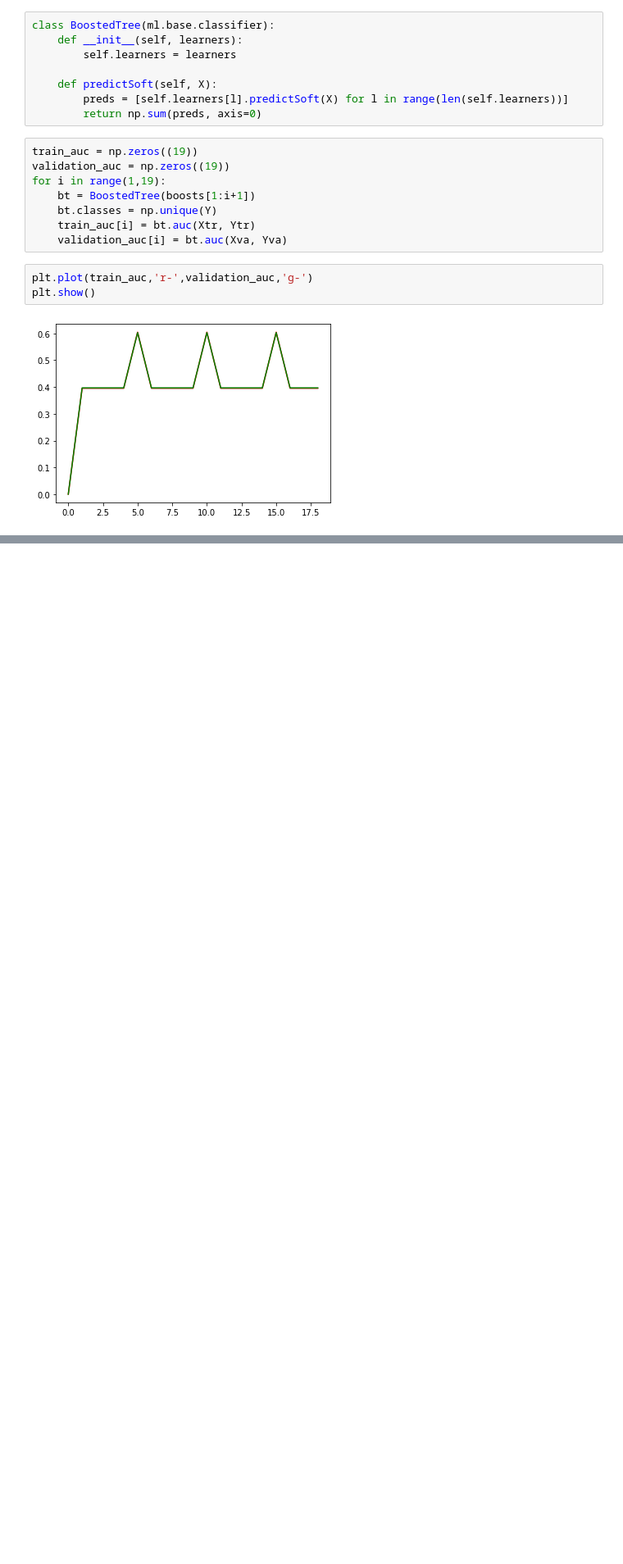
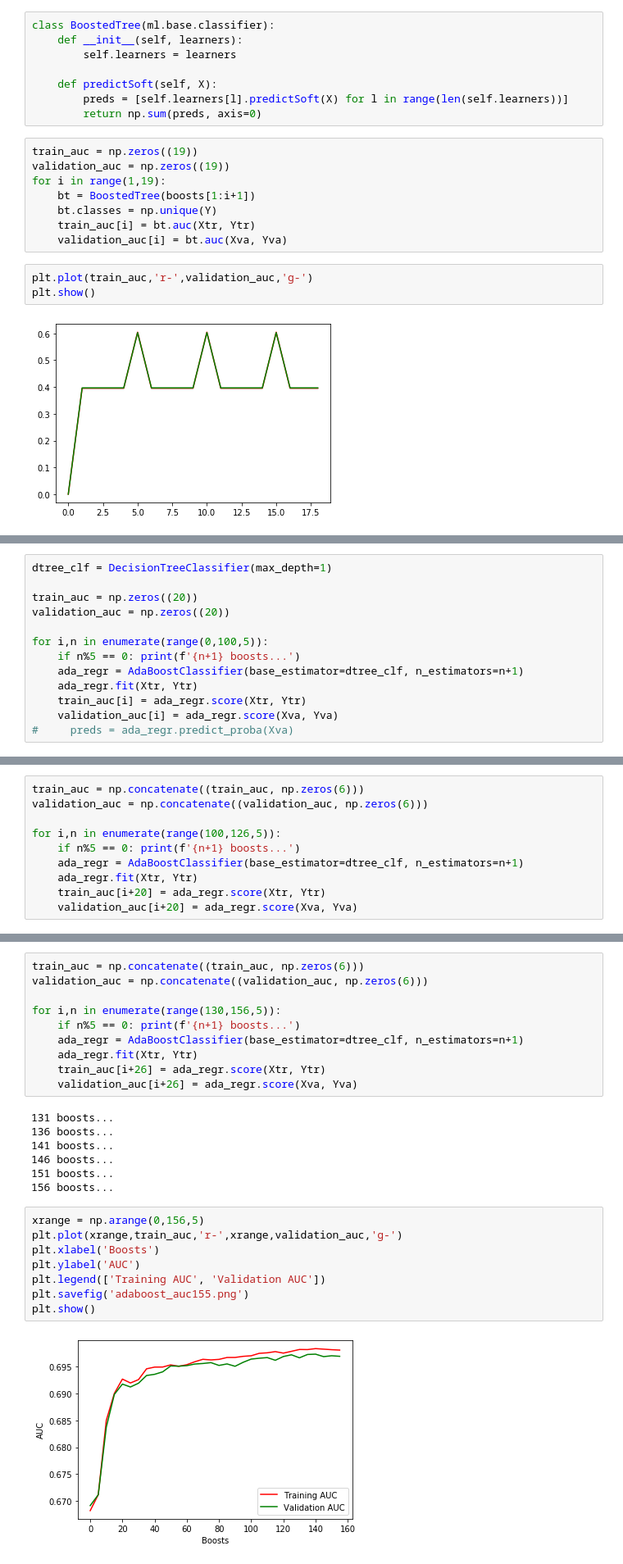
Before and after one commit to nluong1021/cs178-ML, a Jupyter notebook: Boosted Tree.ipynb, the cells around one changed output, grey strips where cells are left out. Shown: that part at 82% size. Drawn from its saved outputs; the diff is of its cells as text; blank space fills up the shorter version.

Commit message:
modified linear classifier and updated boosted trees to use sklearn's adaboost

```diff
--- a/Boosted Tree.ipynb
+++ b/Boosted Tree.ipynb
@@ -117,0 +120,13 @@ polytest = ml.transforms.fpoly(test, 3, bias=False)
+# %%
+dtree_clf = DecisionTreeClassifier(max_depth=1)
+
+train_auc = np.zeros((20))
+validation_auc = np.zeros((20))
+
+for i,n in enumerate(range(0,100,5)):
+    if n%5 == 0: print(f'{n+1} boosts...')
+    ada_regr = AdaBoostClassifier(base_estimator=dtree_clf, n_estimators=n+1)
+    ada_regr.fit(Xtr, Ytr)
+    train_auc[i] = ada_regr.score(Xtr, Ytr)
+    validation_auc[i] = ada_regr.score(Xva, Yva)
+#     preds = ada_regr.predict_proba(Xva)
@@ -117,0 +154,10 @@ polytest = ml.transforms.fpoly(test, 3, bias=False)
+# %%
+train_auc = np.concatenate((train_auc, np.zeros(6)))
+validation_auc = np.concatenate((validation_auc, np.zeros(6)))
+
+for i,n in enumerate(range(100,126,5)):
+    if n%5 == 0: print(f'{n+1} boosts...')
+    ada_regr = AdaBoostClassifier(base_estimator=dtree_clf, n_estimators=n+1)
+    ada_regr.fit(Xtr, Ytr)
+    train_auc[i+20] = ada_regr.score(Xtr, Ytr)
+    validation_auc[i+20] = ada_regr.score(Xva, Yva)
@@ -117,0 +171,27 @@ polytest = ml.transforms.fpoly(test, 3, bias=False)
+# %%
+train_auc = np.concatenate((train_auc, np.zeros(6)))
+validation_auc = np.concatenate((validation_auc, np.zeros(6)))
+
+for i,n in enumerate(range(130,156,5)):
+    if n%5 == 0: print(f'{n+1} boosts...')
+    ada_regr = AdaBoostClassifier(base_estimator=dtree_clf, n_estimators=n+1)
+    ada_regr.fit(Xtr, Ytr)
+    train_auc[i+26] = ada_regr.score(Xtr, Ytr)
+    validation_auc[i+26] = ada_regr.score(Xva, Yva)
+# %% [output]
+131 boosts...
+136 boosts...
+141 boosts...
+146 boosts...
+151 boosts...
+156 boosts...
+# %%
+xrange = np.arange(0,156,5)
+plt.plot(xrange,train_auc,'r-',xrange,validation_auc,'g-')
+plt.xlabel('Boosts')
+plt.ylabel('AUC')
+plt.legend(['Training AUC', 'Validation AUC'])
+plt.savefig('adaboost_auc155.png')
+plt.show()
+# %% [output]
+[figure, added]
```
Also changed, not shown: parts of 13 cells of this notebook, 4 other files.
